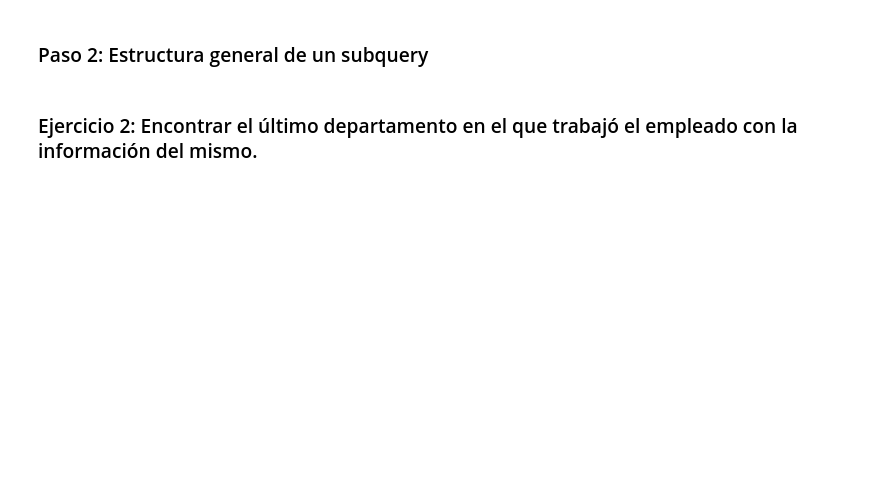
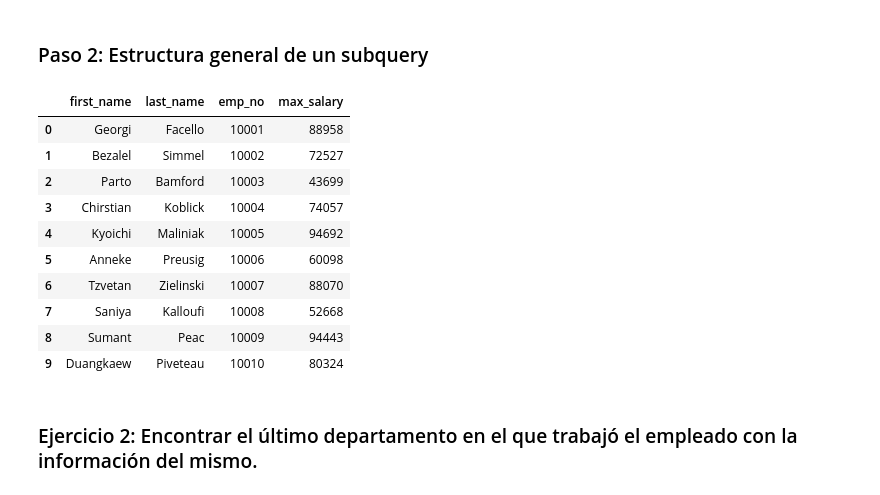
Before and after one commit to katherineggs/dataWrangling, a Jupyter notebook: Semana3_Joins_Subqueries/SQL_Students.ipynb, the cells around one changed output. Cells and saved outputs as stored; diff of their text form; code cells hidden in the pictures; blank space fills up the shorter version.

```diff
--- a/Semana3_Joins_Subqueries/SQL_Students.ipynb
+++ b/Semana3_Joins_Subqueries/SQL_Students.ipynb
@@ -310,9 +316,30 @@ query = """
         B.first_name
         ,B.last_name,
         A.*
-        FROM (#inner_table) A
+        FROM (
+            SELECT
+                emp_no
+                ,MAX(salary) max_salary
+            FROM employee.salaries
+            GROUP BY 1
+        ) A
         LEFT JOIN employee.employees B on A.emp_no = B.emp_no
+        LIMIT 10
         """
 subquery = pd.read_sql(query,connection)
+# %%
+subquery
+# %% [output]
+|  | first_name | last_name | emp_no | max_salary |
+| 0 | Georgi | Facello | 10001 | 88958 |
+| 1 | Bezalel | Simmel | 10002 | 72527 |
+| 2 | Parto | Bamford | 10003 | 43699 |
+| 3 | Chirstian | Koblick | 10004 | 74057 |
+| 4 | Kyoichi | Maliniak | 10005 | 94692 |
+| 5 | Anneke | Preusig | 10006 | 60098 |
+| 6 | Tzvetan | Zielinski | 10007 | 88070 |
+| 7 | Saniya | Kalloufi | 10008 | 52668 |
+| 8 | Sumant | Peac | 10009 | 94443 |
+| 9 | Duangkaew | Piveteau | 10010 | 80324 |
 # %% [markdown]
 ### Ejercicio 2: Encontrar el último departamento en el que trabajó el empleado con la información del mismo.
```
Also changed, not shown: parts of 18 cells of this notebook, 10 other files.
